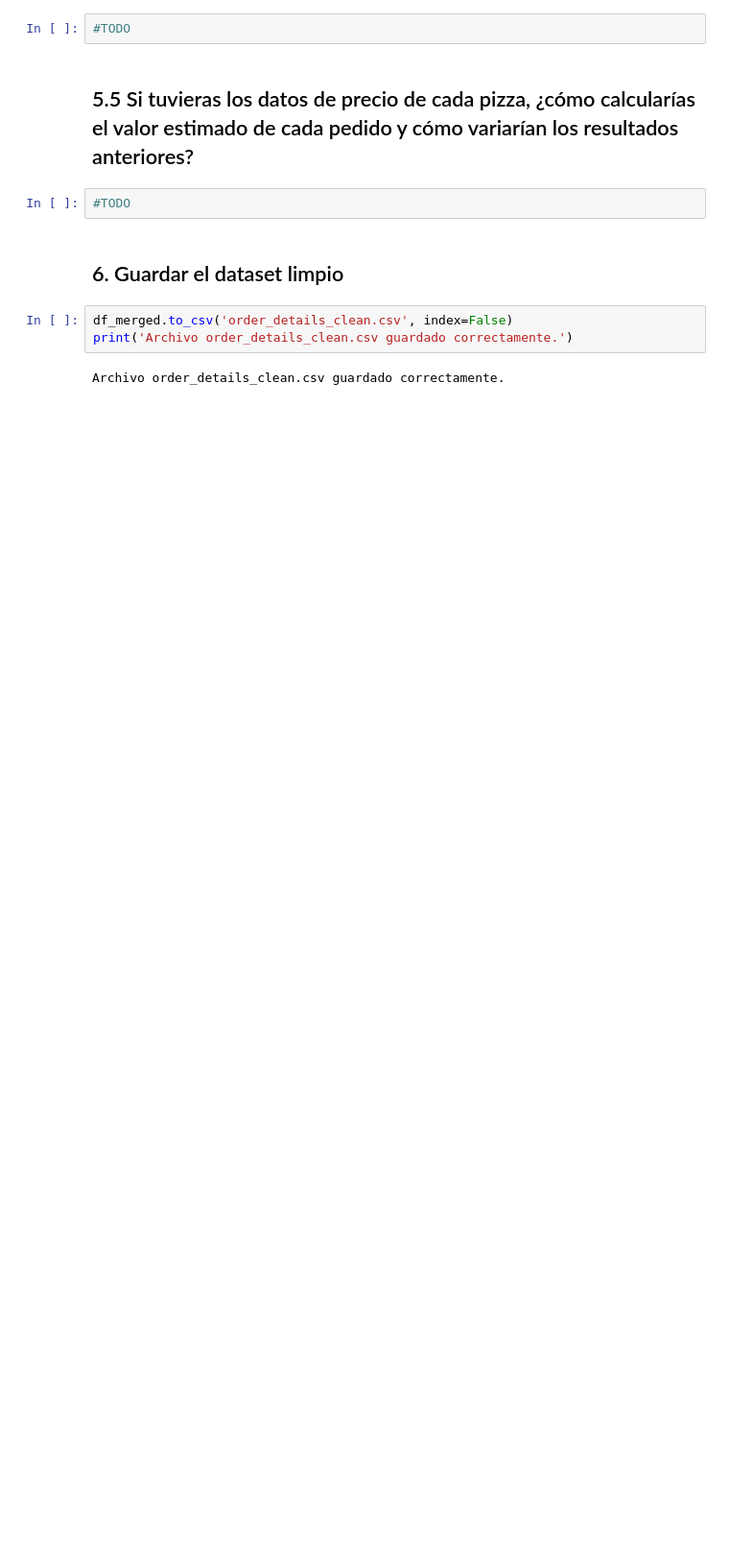
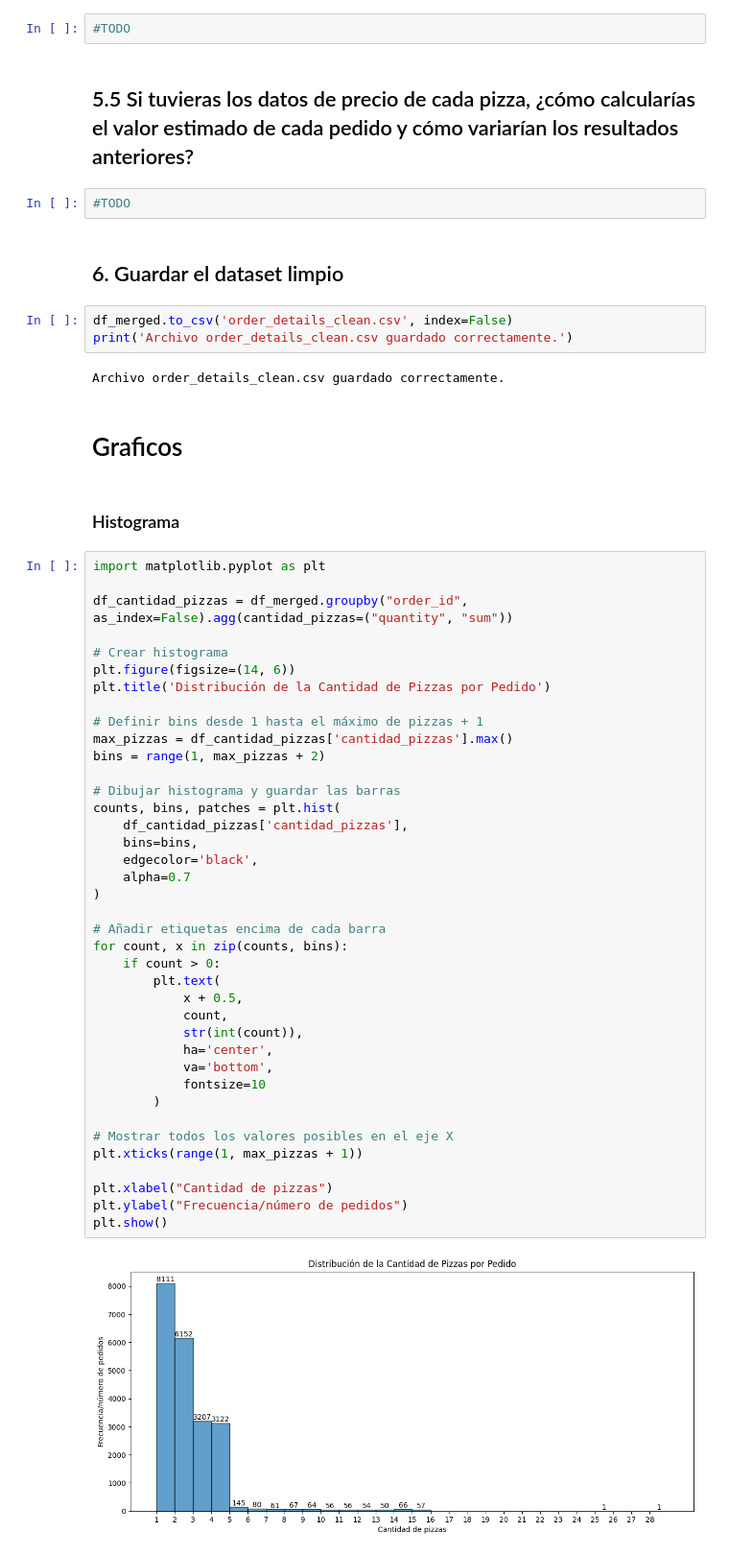
Before and after one commit to Joan735/PythonRA2, a Jupyter notebook: pizza/pizza.ipynb, the cells around one changed output. Shown at 96% size. Drawn from its saved outputs; the diff is of its cells as text; blank space fills up the shorter version.

Commit message:
graficos cantidad de pizzas por pedido

```diff
--- a/pizza/pizza.ipynb
+++ b/pizza/pizza.ipynb
@@ -519,3 +519,48 @@ df_merged.to_csv('order_details_clean.csv', index=False)
 print('Archivo order_details_clean.csv guardado correctamente.')
 # %% [output]
 Archivo order_details_clean.csv guardado correctamente.
+# %% [markdown]
+# Graficos
+# %% [markdown]
+### Histograma
+# %%
+import matplotlib.pyplot as plt
+
+df_cantidad_pizzas = df_merged.groupby("order_id", as_index=False).agg(cantidad_pizzas=("quantity", "sum"))
+
+# Crear histograma
+plt.figure(figsize=(14, 6))
+plt.title('Distribución de la Cantidad de Pizzas por Pedido')
+
+# Definir bins desde 1 hasta el máximo de pizzas + 1
+max_pizzas = df_cantidad_pizzas['cantidad_pizzas'].max()
+bins = range(1, max_pizzas + 2)
+
+# Dibujar histograma y guardar las barras
+counts, bins, patches = plt.hist(
+    df_cantidad_pizzas['cantidad_pizzas'],
+    bins=bins,
+    edgecolor='black',
+    alpha=0.7
+)
+
+# Añadir etiquetas encima de cada barra
+for count, x in zip(counts, bins):
+    if count > 0:
+        plt.text(
+            x + 0.5,
+            count,
+            str(int(count)),
+            ha='center',
+            va='bottom',
+            fontsize=10
+        )
+
+# Mostrar todos los valores posibles en el eje X
+plt.xticks(range(1, max_pizzas + 1))
+
+plt.xlabel("Cantidad de pizzas")
+plt.ylabel("Frecuencia/número de pedidos")
+plt.show()
+# %% [output]
+[figure, added]
```
Also changed, not shown: parts of 2 cells of this notebook.
